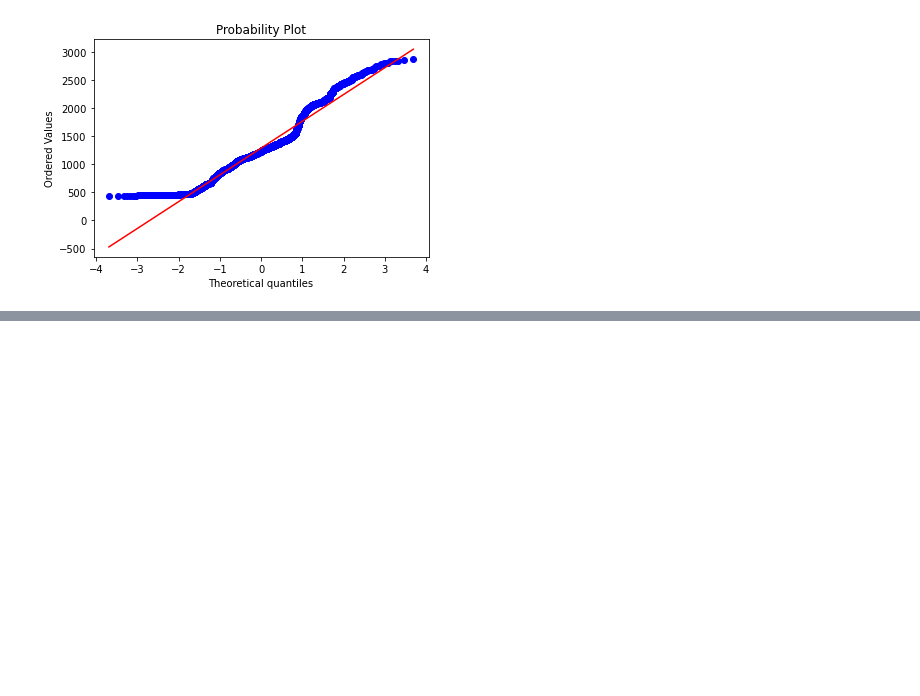
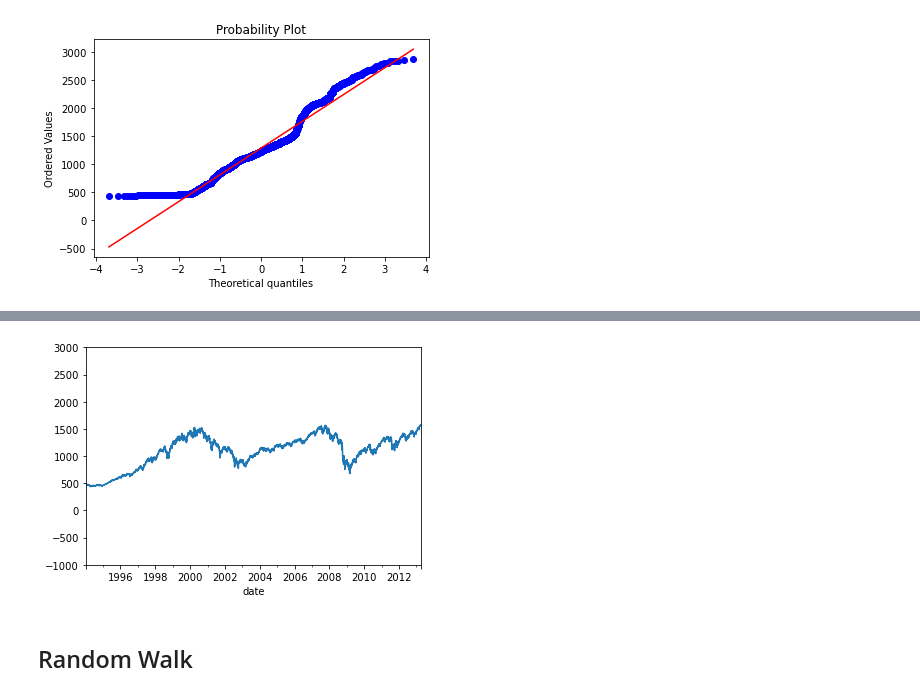
Before and after one commit to developergaurav77/Time-Series-Analysis, a Jupyter notebook: 0_Introduction_to_time_series.ipynb, the cells around one changed output, grey strips where cells are left out. Cells and saved outputs as stored; diff of their text form; code cells hidden in the pictures; blank space fills up the shorter version.

```diff
--- a/0_Introduction_to_time_series.ipynb
+++ b/0_Introduction_to_time_series.ipynb
@@ -126,0 +316,8 @@ pylab.show()
+# %%
+df_train.market_value.plot()
+plt.ylim(-1000,3000)
+plt.show()
+# %% [output]
+[figure, added]
+# %% [markdown]
+## Random Walk
```
Also changed, not shown: parts of 29 cells of this notebook, 1 other file.
